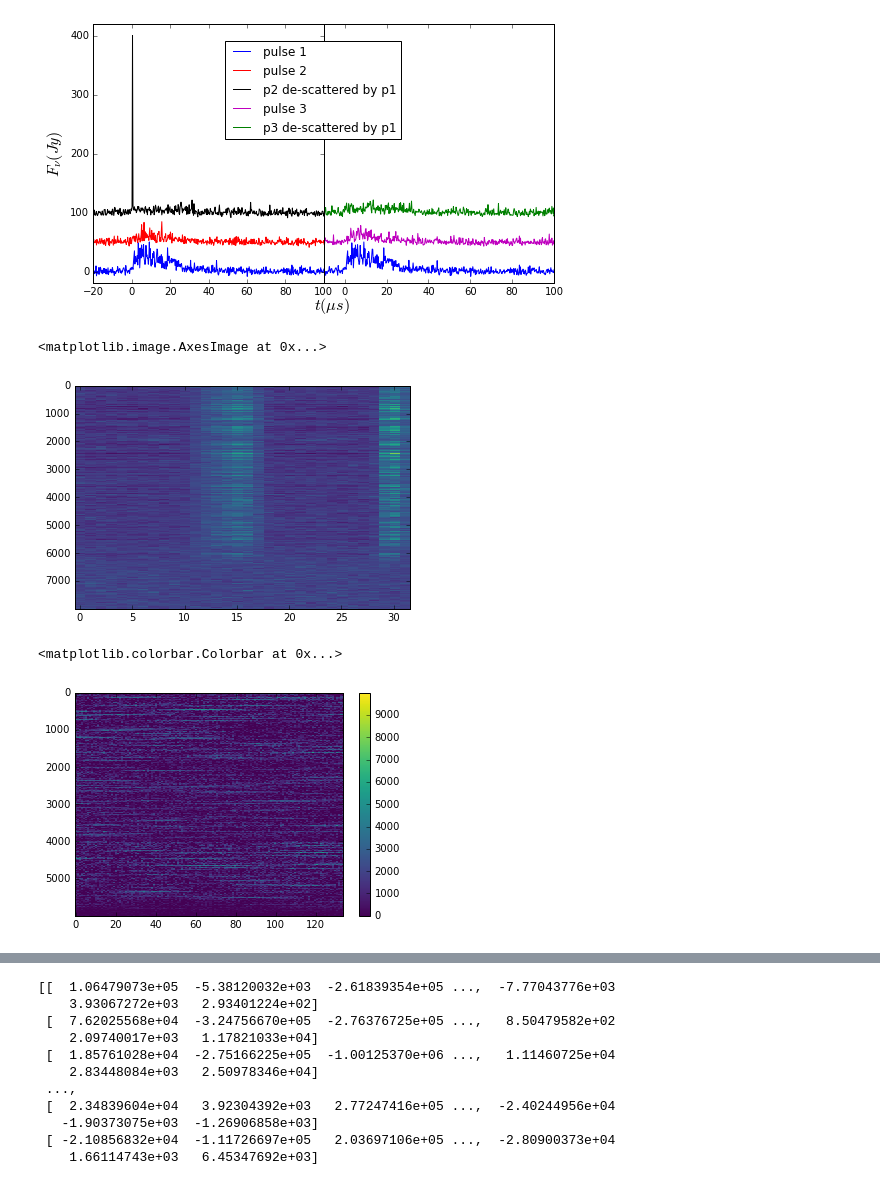
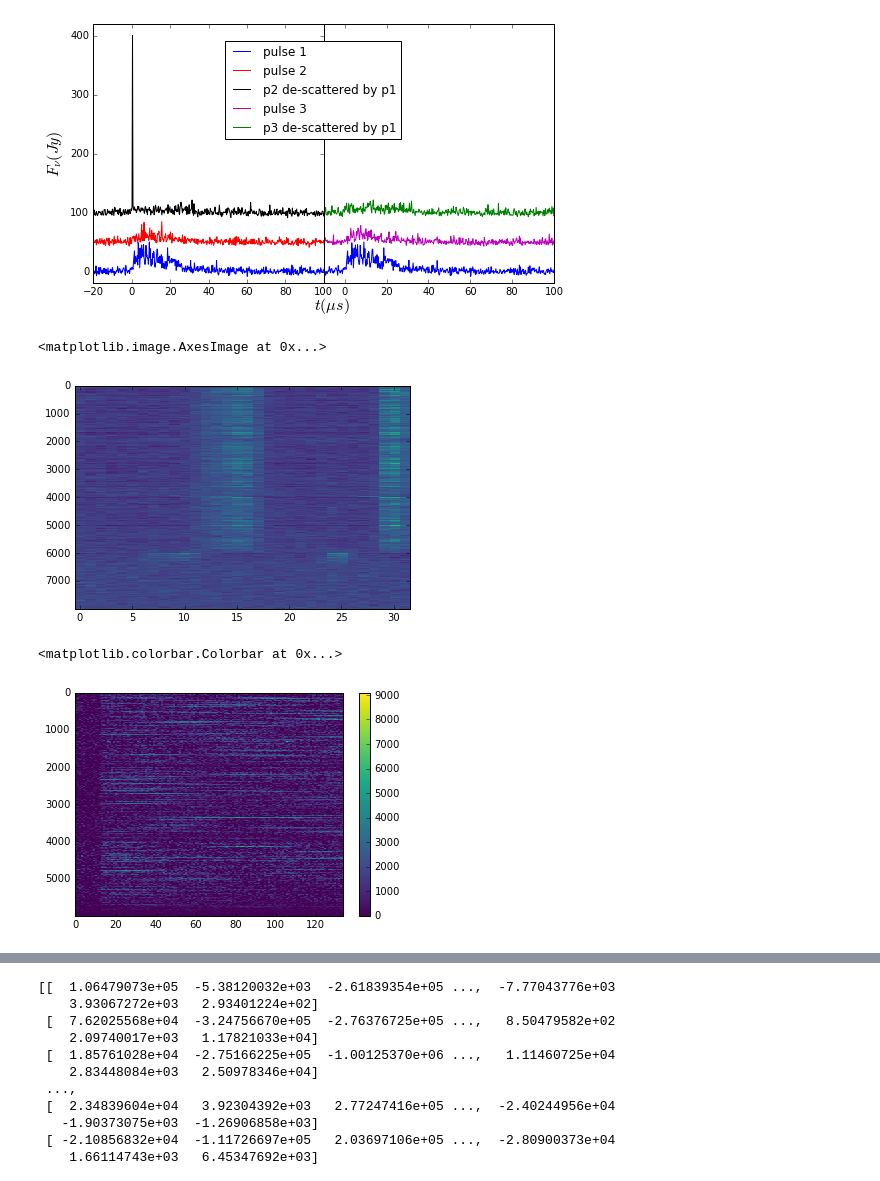
Before and after one commit to ramain/scint_analysis, a Jupyter notebook: b1957_GPs/B1957coherent.ipynb, the cells around one changed output, grey strips where cells are left out. Cells and saved outputs as stored; diff of their text form; code cells hidden in the pictures.

```diff
--- a/b1957_GPs/B1957coherent.ipynb
+++ b/b1957_GPs/B1957coherent.ipynb
@@ -388,16 +388,16 @@ Load Folded Spectra to do incoherent dynspec analysis
 Need intermediate products to get noise estimates
 """
 
-#fs = np.load('/media/drive2/b1957-GPs/newfold/FOLD.npy')
-#ic = np.load('/media/drive2/b1957-GPs/newfold/IC.npy')
+#fs = np.load('/media/drive2/b1957-GPs/newfold/FOLD1402643162.73-4s.npy')
+#ic = np.load('/media/drive2/b1957-GPs/newfold/IC1402643162.73-4s.npy')
 
 #n = fs/ic
 #del fs, ic
-n = np.load('/media/drive2/b1957-GPs/newfold/N-4s.npy')[:134]
+n = np.load('/media/drive2/b1957-GPs/newfold/N1402643162.73-4s.npy')
 n[np.isnan(n)] = 0
 
 plt.imshow(n.sum(0) / n.sum(0).mean(-1, keepdims=True), cmap=cm.viridis,
           aspect='auto', interpolation='nearest')
 # %% [output]
 <matplotlib.image.AxesImage at 0x...>
-[figure, old version]
+[figure, new version]
@@ -404,16 +412,16 @@ plt.imshow(n.sum(0) / n.sum(0).mean(-1, keepdims=True), cmap=cm.viridis,
 # %%
 n_clean = n - np.concatenate((n[...,:8], n[...,19:26]), axis=-1).mean(-1, keepdims=True)
-dyn_signal = n_clean[:,:6000, 29:].mean(-1)
-dyn_noise = n_clean[:,:6000, 1:4].mean(-1)
+dyn_signal = n_clean[0:,:6000, 29:].mean(-1)
+dyn_noise = n_clean[0:,:6000, 1:4].mean(-1)
 
 np.save('dyn_signal.npy', dyn_signal)
 np.save('dyn_noise.npy', dyn_noise)
 
 plt.imshow(dyn_signal.T, interpolation='nearest', aspect='auto', cmap=cm.viridis, vmin=0)
 plt.colorbar()
 # %% [output]
 <matplotlib.colorbar.Colorbar at 0x...>
-[figure, old version]
+[figure, new version]
 # %%
 ss = np.fft.fft2(dyn_signal)
 ss = np.fft.fftshift(ss)
```
Also changed, not shown: parts of 6 cells of this notebook, 2 other files.
